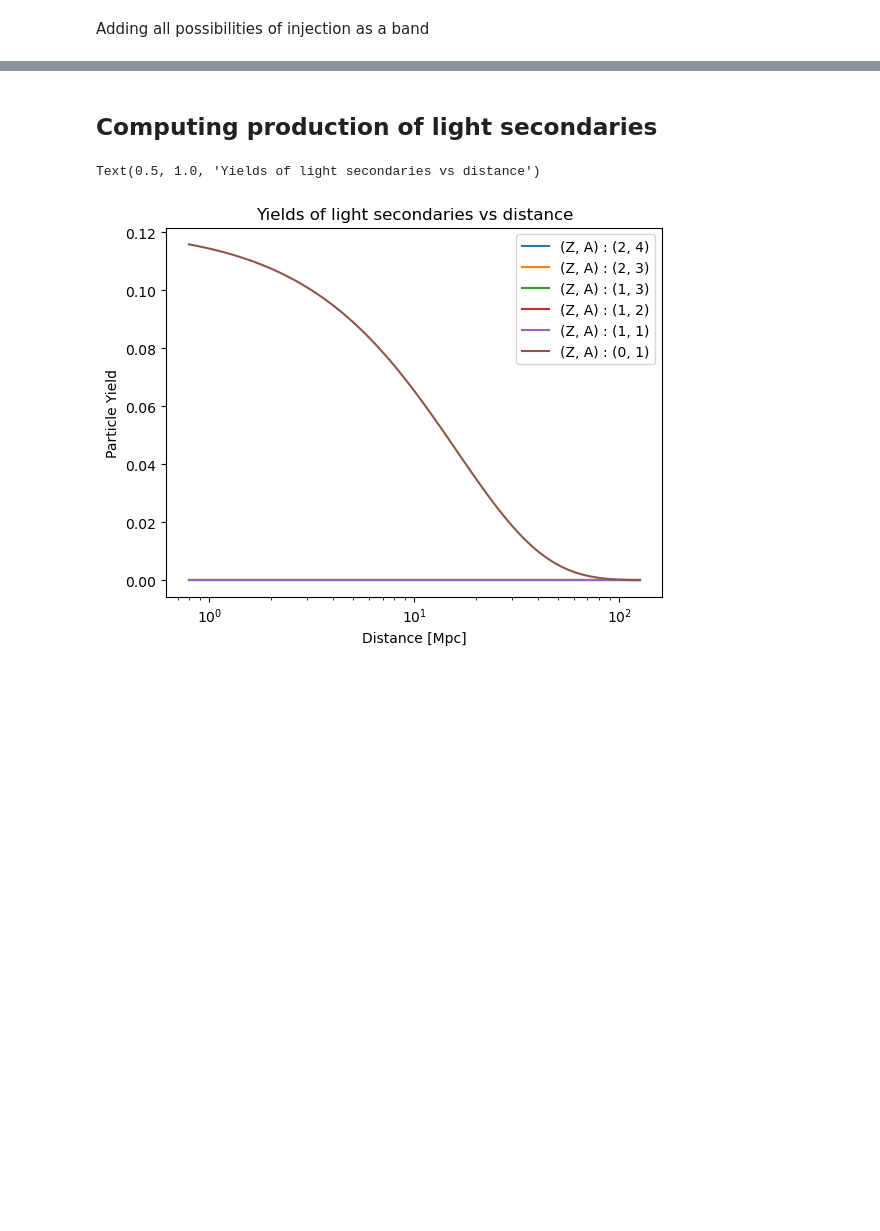
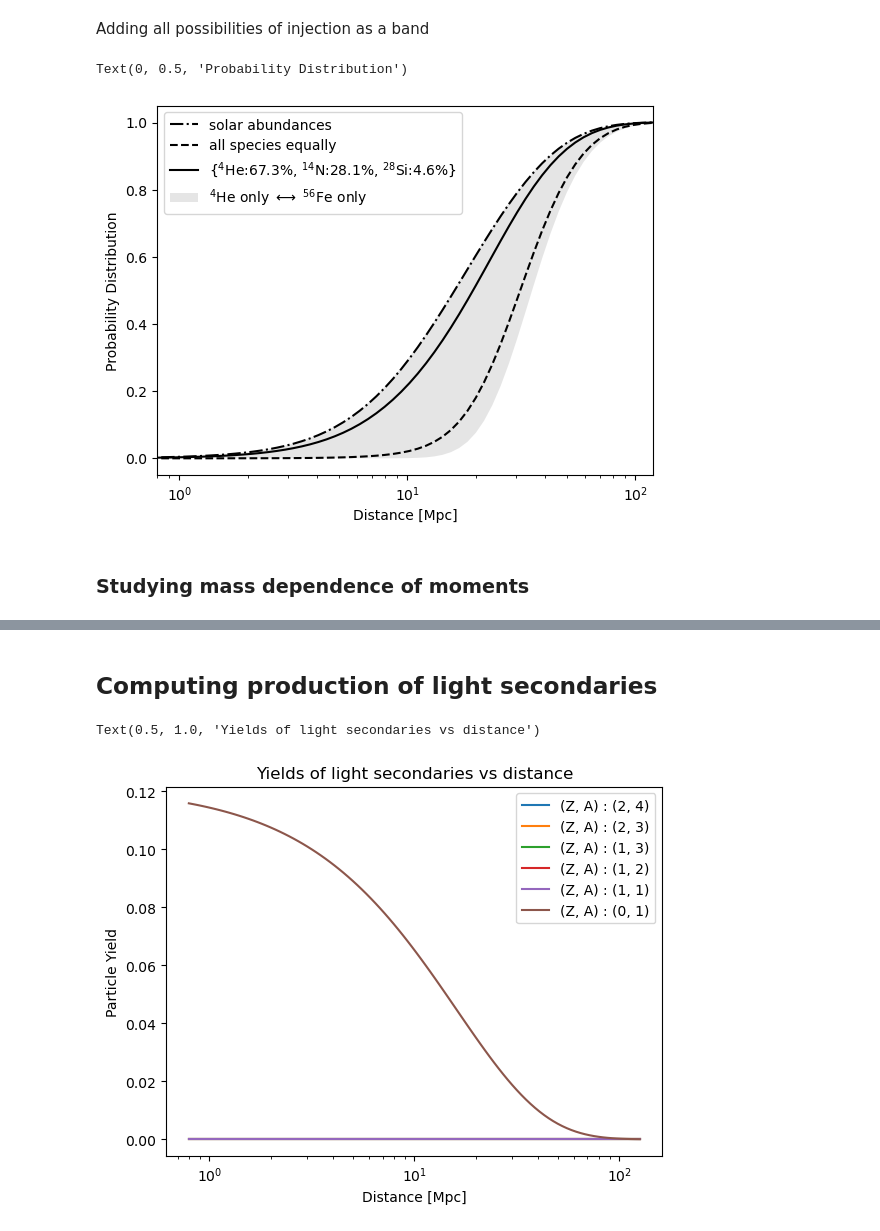
Before and after one commit to mohller/crisp, a Jupyter notebook: examples/Injection_composition.ipynb, the cells around one changed output, grey strips where cells are left out. Drawn from its saved outputs; the diff is of its cells as text; code cells hidden in the pictures; blank space fills up the shorter version.

```diff
--- a/examples/Injection_composition.ipynb
+++ b/examples/Injection_composition.ipynb
@@ -128,2 +151,28 @@ Text(0, 0.5, 'Z')
 # %% [markdown]
 Adding all possibilities of injection as a band
+# %%
+from scipy.integrate import cumtrapz
+
+# Computing base distributions
+alpha, mr, tr, _ = ic1.get_distribution_parameters(mass_lims=(56, 0), injection_type=('only species', (26, 56)), absorption_type=('only mass', [1]))
+_, total_56 = ic1.cdf_boost_range(distances, alpha, mass_range=mr, boost_range=br, true_range=tr)
+
+alpha, mr, tr, _ = ic1.get_distribution_parameters(mass_lims=(4, 0), injection_type=('only species', (2, 4)), absorption_type=('only mass', [1]))
+_, total_4 = ic1.cdf_boost_range(distances, alpha, mass_range=mr, boost_range=br, true_range=tr)
+
+
+plt.semilogx(distances, cumtrapz(total3[boostidx, :], distances, initial=0), label='solar abundances', ls='-.', c='k')
+plt.semilogx(distances, cumtrapz(total2[boostidx, :], distances, initial=0), label='all species equally', ls='--', c='k')
+plt.semilogx(distances, cumtrapz(total1[boostidx, :], distances, initial=0), label='{$^4 \mathrm{He}$:67.3%, $^{14} \mathrm{N}$:28.1%, $^{28}\mathrm{Si}$:4.6%}', c='k')
+plt.fill_between(distances, total_4[boostidx, :], total_56[boostidx, :], alpha=.2, fc='grey', label='$^4\mathrm{He}$ only $\longleftrightarrow$ $^{56}\mathrm{Fe}$ only')
+
+plt.legend()
+
+plt.xlim(.8, 120)
+plt.xlabel('Distance [Mpc]')
+plt.ylabel('Probability Distribution')
+# %% [output]
+Text(0, 0.5, 'Probability Distribution')
+[figure, added]
+# %% [markdown]
+### Studying mass dependence of moments
```
Also changed, not shown: parts of 13 cells of this notebook, 3 other files.
